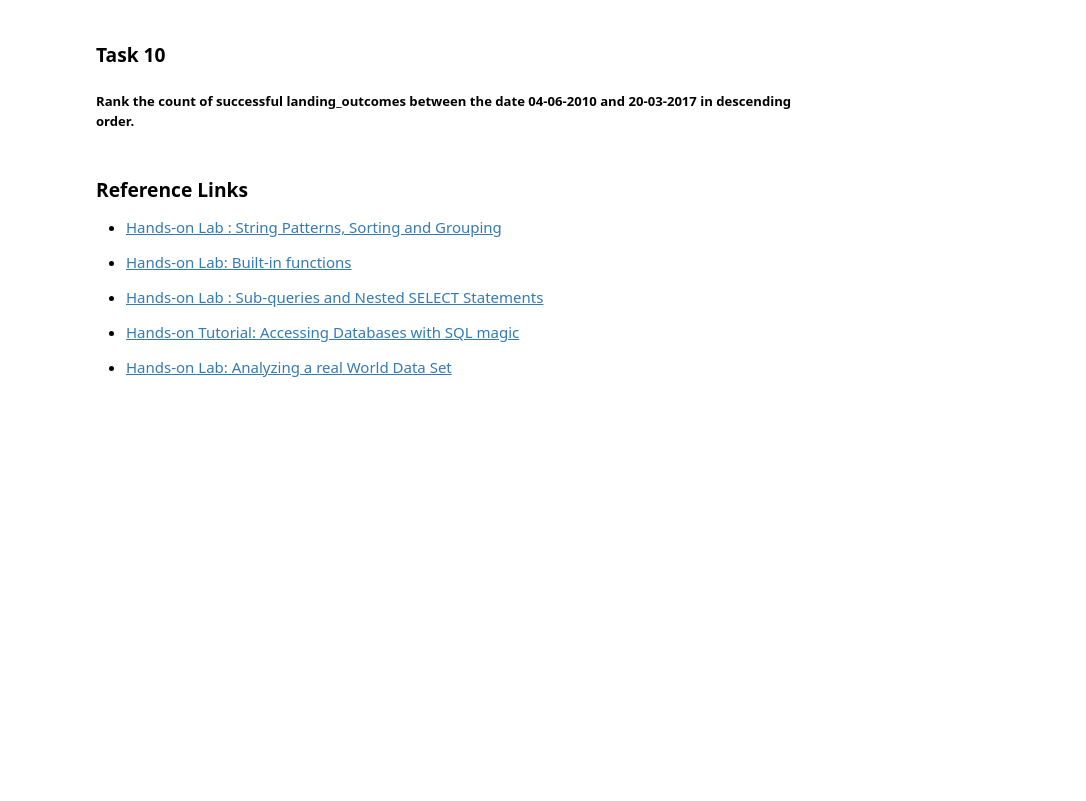
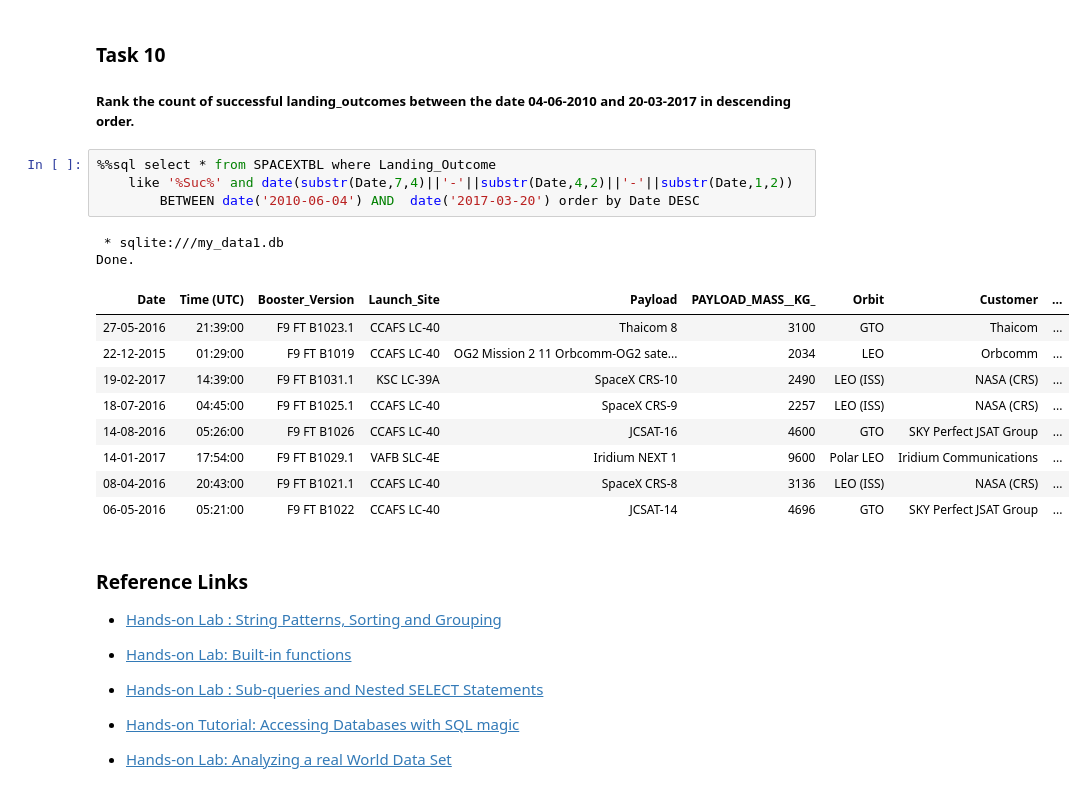
Before and after one commit to Nervado/ibm_course, a Jupyter notebook: jupyter-labs-eda-sql-coursera_sqllite.ipynb, the cells around one changed output. Cells and saved outputs as stored; diff of their text form; blank space fills up the shorter version.

```diff
--- a/jupyter-labs-eda-sql-coursera_sqllite.ipynb
+++ b/jupyter-labs-eda-sql-coursera_sqllite.ipynb
@@ -212,6 +237,22 @@ Done.
 
 
 ##### Rank the  count of  successful landing_outcomes between the date 04-06-2010 and 20-03-2017 in descending order.
+# %%
+%%sql select * from SPACEXTBL where Landing_Outcome
+    like '%Suc%' and date(substr(Date,7,4)||'-'||substr(Date,4,2)||'-'||substr(Date,1,2))
+        BETWEEN date('2010-06-04') AND  date('2017-03-20') order by Date DESC
+# %% [output]
+ * sqlite:///my_data1.db
+Done.
+| Date | Time (UTC) | Booster_Version | Launch_Site | Payload | PAYLOAD_MASS__KG_ | Orbit | Customer | ... |
+| 27-05-2016 | 21:39:00 | F9 FT B1023.1 | CCAFS LC-40 | Thaicom 8 | 3100 | GTO | Thaicom | ... |
+| 22-12-2015 | 01:29:00 | F9 FT B1019 | CCAFS LC-40 | OG2 Mission 2 11 Orbcomm-OG2 sate... | 2034 | LEO | Orbcomm | ... |
+| 19-02-2017 | 14:39:00 | F9 FT B1031.1 | KSC LC-39A | SpaceX CRS-10 | 2490 | LEO (ISS) | NASA (CRS) | ... |
+| 18-07-2016 | 04:45:00 | F9 FT B1025.1 | CCAFS LC-40 | SpaceX CRS-9 | 2257 | LEO (ISS) | NASA (CRS) | ... |
+| 14-08-2016 | 05:26:00 | F9 FT B1026 | CCAFS LC-40 | JCSAT-16 | 4600 | GTO | SKY Perfect JSAT Group | ... |
+| 14-01-2017 | 17:54:00 | F9 FT B1029.1 | VAFB SLC-4E | Iridium NEXT 1 | 9600 | Polar LEO | Iridium Communications | ... |
+| 08-04-2016 | 20:43:00 | F9 FT B1021.1 | CCAFS LC-40 | SpaceX CRS-8 | 3136 | LEO (ISS) | NASA (CRS) | ... |
+| 06-05-2016 | 05:21:00 | F9 FT B1022 | CCAFS LC-40 | JCSAT-14 | 4696 | GTO | SKY Perfect JSAT Group | ... |
 # %% [markdown]
 ### Reference Links
 
```
Also changed, not shown: parts of 5 cells of this notebook, 15 other files.
